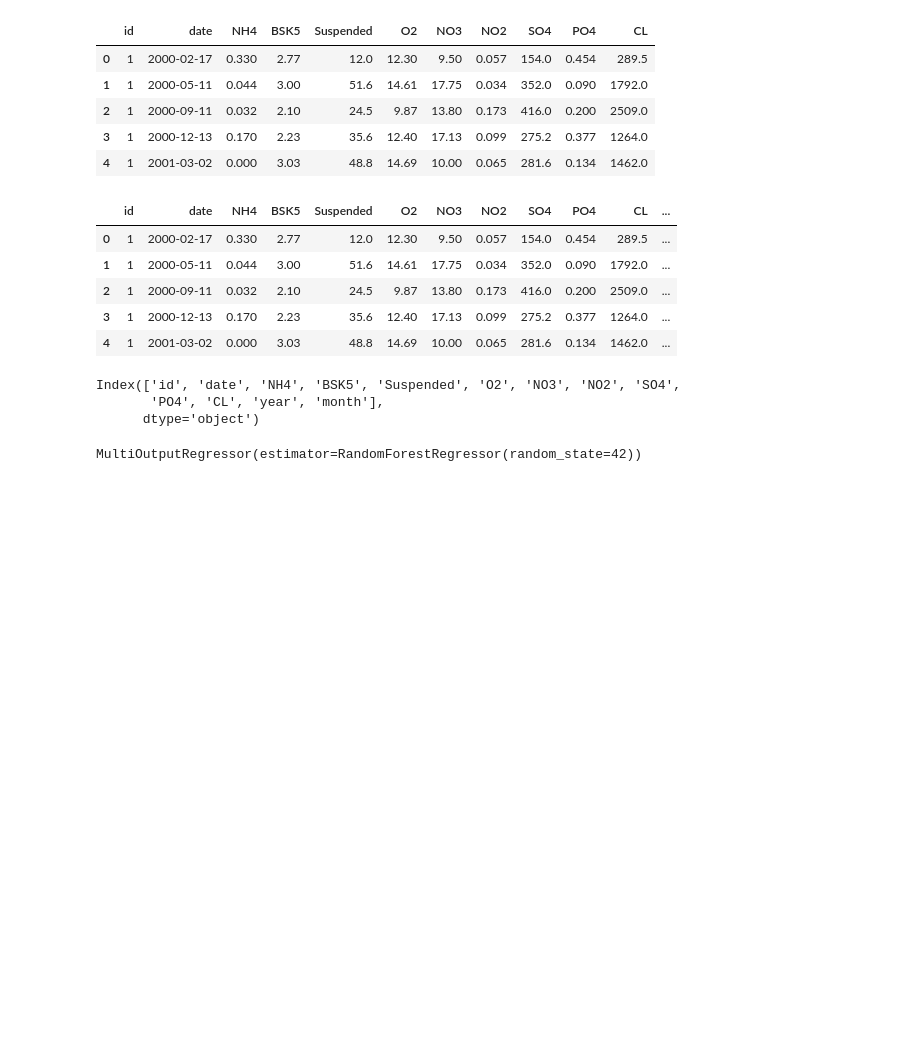
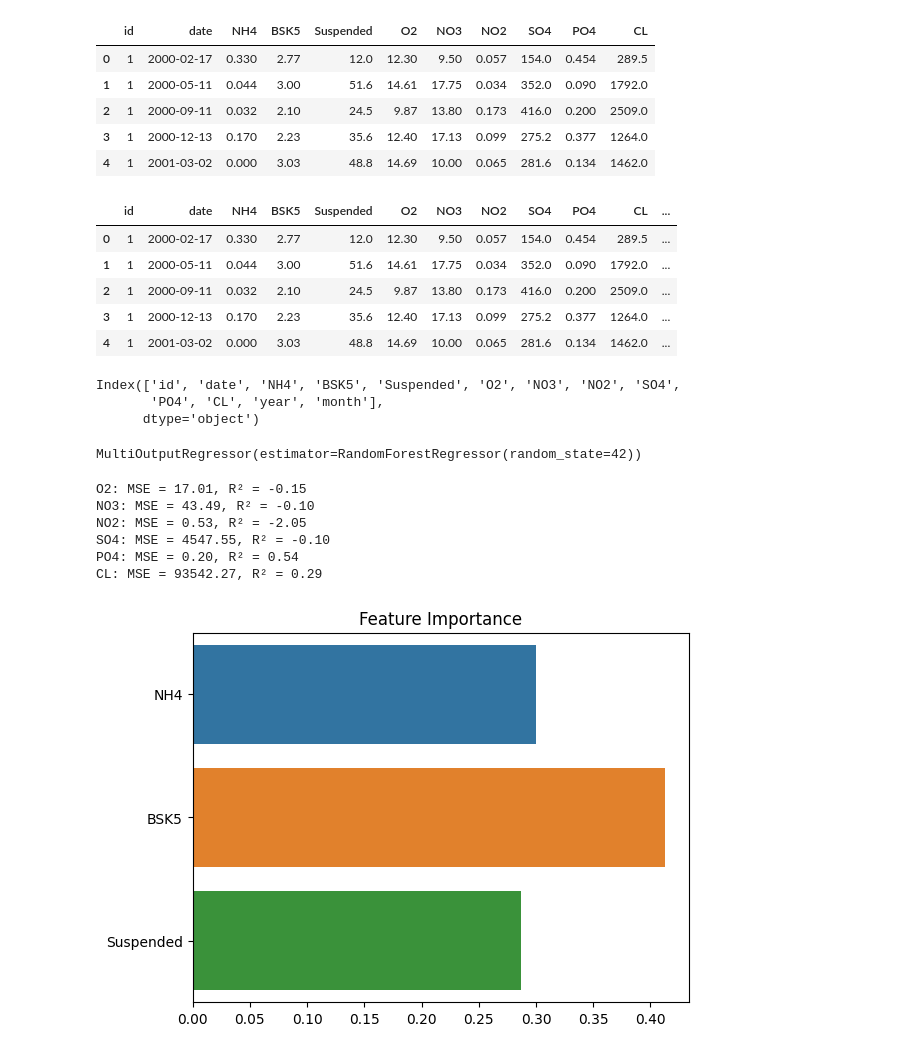
Before and after one commit to Vishwanath0705/week-1, a Jupyter notebook: waterqualitypred.ipynb, the cells around one changed output. Drawn from its saved outputs; the diff is of its cells as text; code cells hidden in the pictures; blank space fills up the shorter version.

```diff
--- a/waterqualitypred.ipynb
+++ b/waterqualitypred.ipynb
@@ -148,8 +152,8 @@ Index(['id', 'date', 'NH4', 'BSK5', 'Suspended', 'O2', 'NO3', 'NO2', 'SO4',
 # %%
 pollutants = ['O2', 'NO3', 'NO2', 'SO4', 'PO4', 'CL']
 # %%
-df = df.dropna(subset=pollutants + ['NH4', 'BSK5', 'Suspended', 'year', 'month'])
+df = df.dropna(subset=pollutants + ['NH4', 'BSK5', 'Suspended'])
 
-features = ['NH4', 'BSK5', 'Suspended', 'year', 'month']
+features = ['NH4', 'BSK5', 'Suspended']
 X = df[features]
 y = df[pollutants]
@@ -162,0 +174,17 @@ MultiOutputRegressor(estimator=RandomForestRegressor(random_state=42))
+# %%
+for i, pollutant in enumerate(pollutants):
+    print(f"{pollutant}: MSE = {mse[i]:.2f}, R² = {r2[i]:.2f}")
+# %% [output]
+O2: MSE = 17.01, R² = -0.15
+NO3: MSE = 43.49, R² = -0.10
+NO2: MSE = 0.53, R² = -2.05
+SO4: MSE = 4547.55, R² = -0.10
+PO4: MSE = 0.20, R² = 0.54
+CL: MSE = 93542.27, R² = 0.29
+# %%
+importances = model.estimators_[0].feature_importances_
+sns.barplot(x=importances, y=features)
+plt.title("Feature Importance")
+plt.show()
+# %% [output]
+[figure, added]
```
Also changed, not shown: parts of 4 cells of this notebook.
